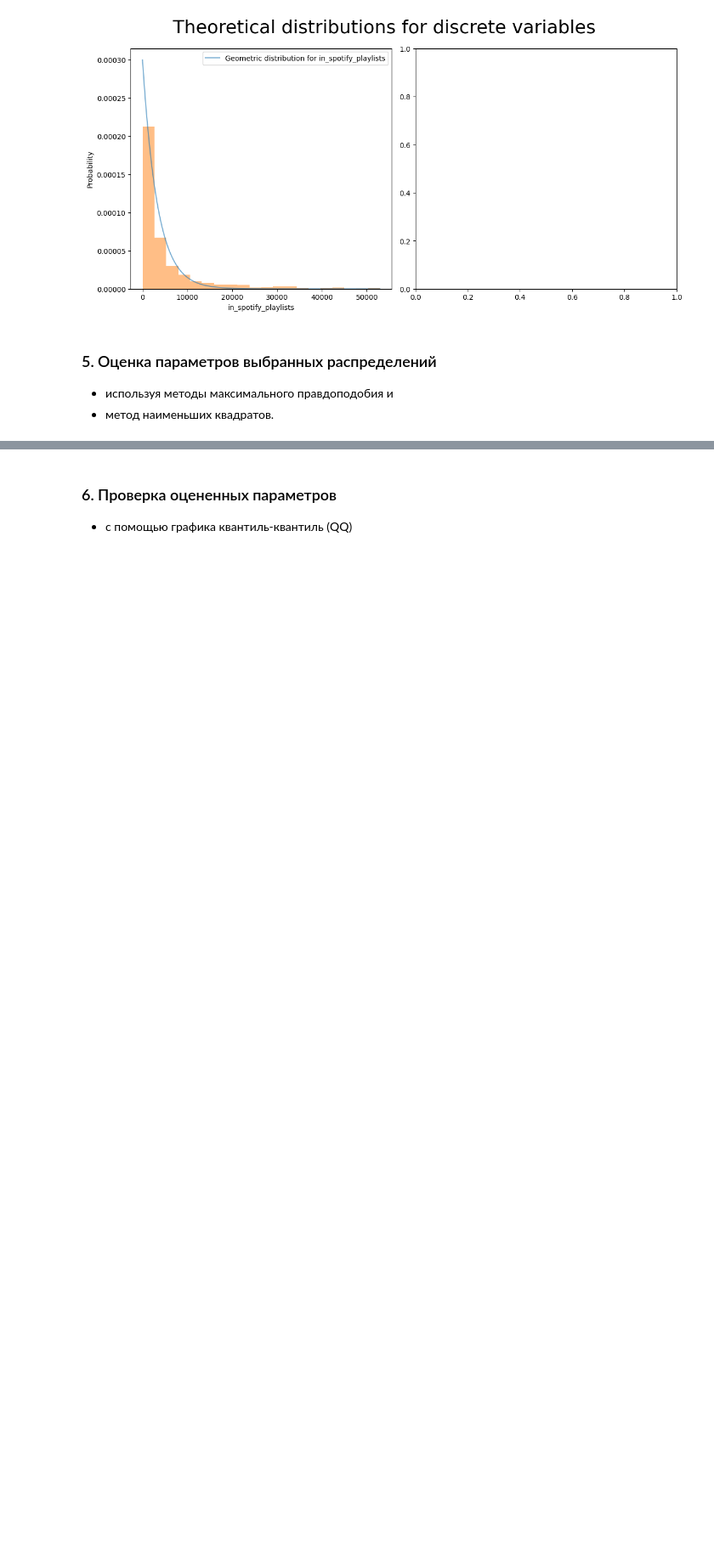
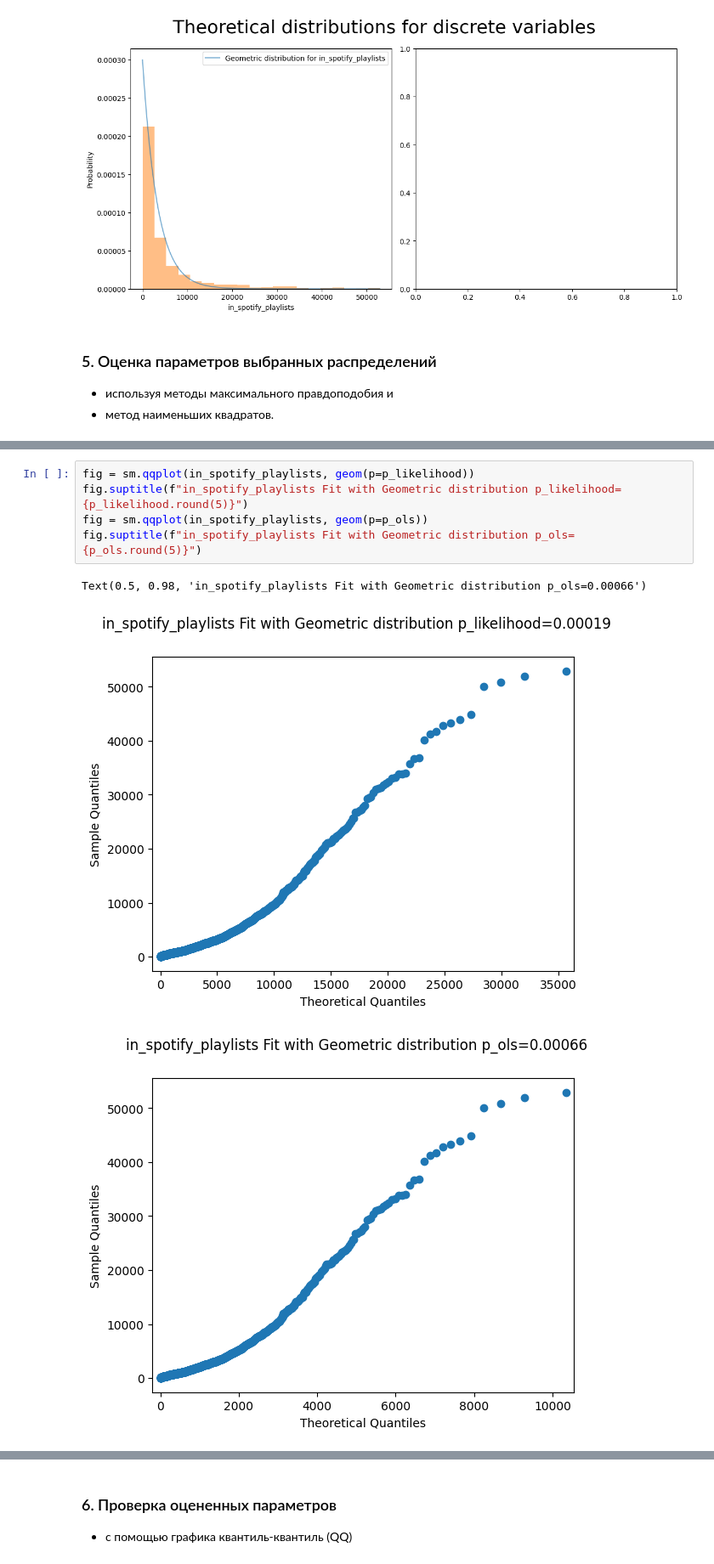
Before and after one commit to SergeyPishchulov/MOMO, a Jupyter notebook: lab3/лаба3.ipynb, the cells around one changed output, grey strips where cells are left out. Shown at 85% size. Cells and saved outputs as stored; diff of their text form; blank space fills up the shorter version.

```diff
--- a/lab3/лаба3.ipynb
+++ b/lab3/лаба3.ipynb
@@ -348,0 +355,9 @@ ax.legend()
+# %%
+fig = sm.qqplot(in_spotify_playlists, geom(p=p_likelihood))
+fig.suptitle(f"in_spotify_playlists Fit with Geometric distribution p_likelihood={p_likelihood.round(5)}")
+fig = sm.qqplot(in_spotify_playlists, geom(p=p_ols))
+fig.suptitle(f"in_spotify_playlists Fit with Geometric distribution p_ols={p_ols.round(5)}")
+# %% [output]
+Text(0.5, 0.98, 'in_spotify_playlists Fit with Geometric distribution p_ols=0.00066')
+[figure, added]
+[figure, added]
```
Also changed, not shown: parts of 17 cells of this notebook.
